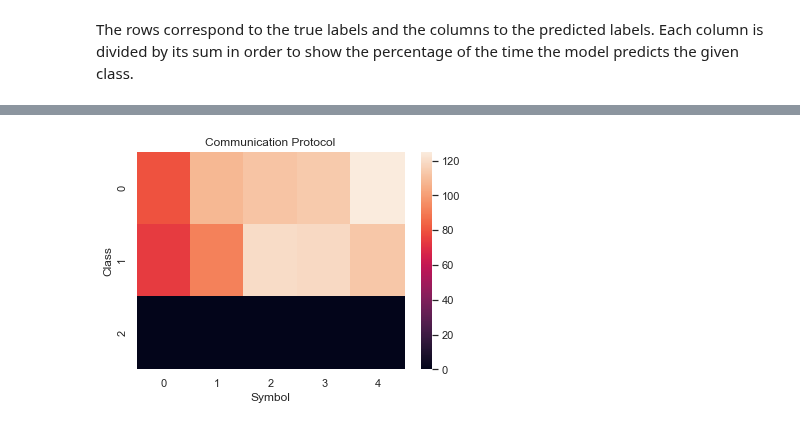
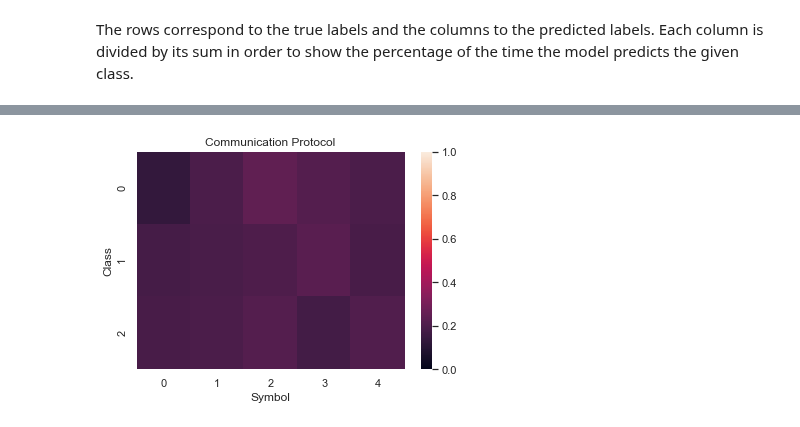
Before and after one commit to DylanCope/zero-shot-comm, a Jupyter notebook: zero-shot-comm.ipynb, the cells around one changed output, grey strips where cells are left out. Cells and saved outputs as stored; diff of their text form; code cells hidden in the pictures.

Commit message:
removed dont know class for student

```diff
--- a/zero-shot-comm.ipynb
+++ b/zero-shot-comm.ipynb
@@ -41,7 +41,7 @@ class Agent(tf.keras.Model):
         dense_dim=128,
         encoder=None,
         output_activation=None,
-        unknown_class=True,
+        unknown_class=False,
         **kwargs
     ):
         super(Agent, self).__init__(name=name, **kwargs)
@@ -232,10 +232,6 @@ def generate_batch(source, source_by_label, batch_size=32):
     inputs = []
     targets = []
 
-    if include_unknown_class:
-        target_vec_size = num_classes + 1
-    else:
-        target_vec_size = num_classes
 
     for batch in range(batch_size):
         batch_tars = []
@@ -254,7 +250,7 @@ def generate_batch(source, source_by_label, batch_size=32):
         batch_inps.append(tf.constant(inp))
 
         batch_tars = [
-            tf.one_hot(tar-1, target_vec_size)
+            tf.one_hot(tar-1, num_classes)
             for tar in batch_tars
         ]
 
@@ -783,14 +785,14 @@ def plot_game(inputs, outputs, targets,
                     palette=sns.color_palette()[:1]);
         ax.set_ylim([0, 1])
         ax.set_yticks([0, 0.5, 1])
-        ax.set_title(f'What the teacher should have\n'
-                     f'said in message {i+1}\n'
+        ax.set_title(f'What the teacher should\n'
+                     f'have said in message {i+1}\n'
                      f'(Teacher Loss {int(teacher_loss[select_batch]*10000)/10000})')
         ax.set_xlabel('Symbol')
 
     ax = plt.subplot(gs[-1, 1])
     df = pd.DataFrame({
-        'x': [str(l) for l in class_labels] + ["Don't Know"],
+        'x': [str(l) for l in class_labels],
         'y': student_preds[select_batch]
     })
     sns.barplot(data=df, x='x', y='y');
@@ -802,7 +804,7 @@ def plot_game(inputs, outputs, targets,
 
     ax = plt.subplot(gs[-1, 2])
     df = pd.DataFrame({
-        'x': [str(l) for l in class_labels] + ["Don't Know"],
+        'x': [str(l) for l in class_labels],
         'y': get_expected_student_pred(outputs, targets)[select_batch]
     })
     sns.barplot(data=df, x='x', y='y');
@@ -999,7 +1001,8 @@ messages = tf.concat([
 def make_lm_map(label, message):
     *_, msg_size = tf.shape(message)
     lm_map_shape = (num_classes, msg_size)
-    indices = tf.reshape(tf.repeat(class_labels, msg_size), lm_map_shape)
+    class_indices = [i for i, _ in enumerate(class_labels)]
+    indices = tf.reshape(tf.repeat(class_indices, msg_size), lm_map_shape)
     indices = tf.cast(indices, tf.int64) == label
     return message * tf.cast(indices, tf.float32)
 
@@ -1008,19 +1011,19 @@ lm_map = tf.zeros((num_classes, msg_size))
 for label, message in zip(labels, messages):
     lm_map = lm_map + make_lm_map(label, message)
 
-# row_totals = tf.reduce_sum(lm_map, axis=1)
-# row_totals = tf.repeat(row_totals, comm_channel.size)
-# row_totals = tf.reshape(row_totals, tf.shape(lm_map))
+row_totals = tf.reduce_sum(lm_map, axis=1)
+row_totals = tf.repeat(row_totals, comm_channel.size)
+row_totals = tf.reshape(row_totals, tf.shape(lm_map))
 
-# lm_map = lm_map / row_totals
+lm_map = lm_map / row_totals
 # %%
-sns.heatmap(lm_map);
+sns.heatmap(lm_map, vmin=0, vmax=1);
 plt.ylabel('Class')
 plt.xlabel('Symbol')
 plt.title('Communication Protocol')
 plt.show()
 # %% [output]
-[figure, old version]
+[figure, new version]
 # %%
 # weights_file = f'models/test/{int(time.time())}'
 # weights_file
```
Also changed, not shown: parts of 13 cells of this notebook.
